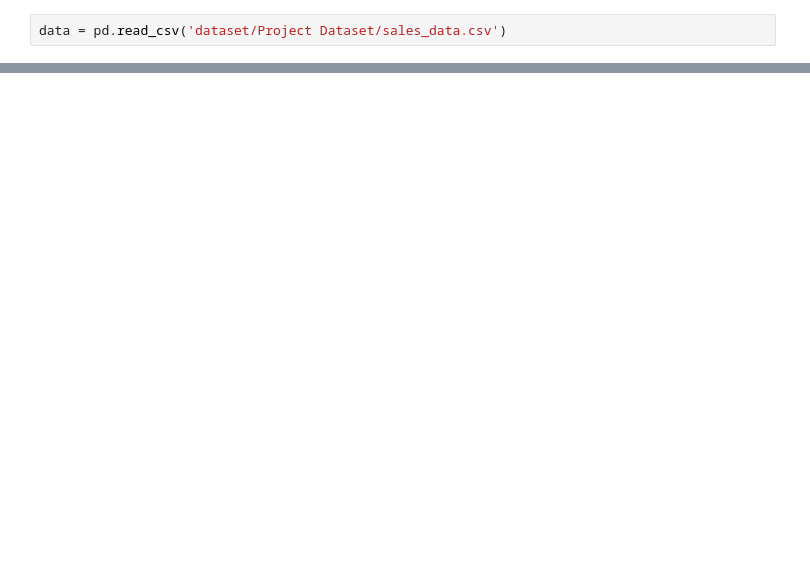
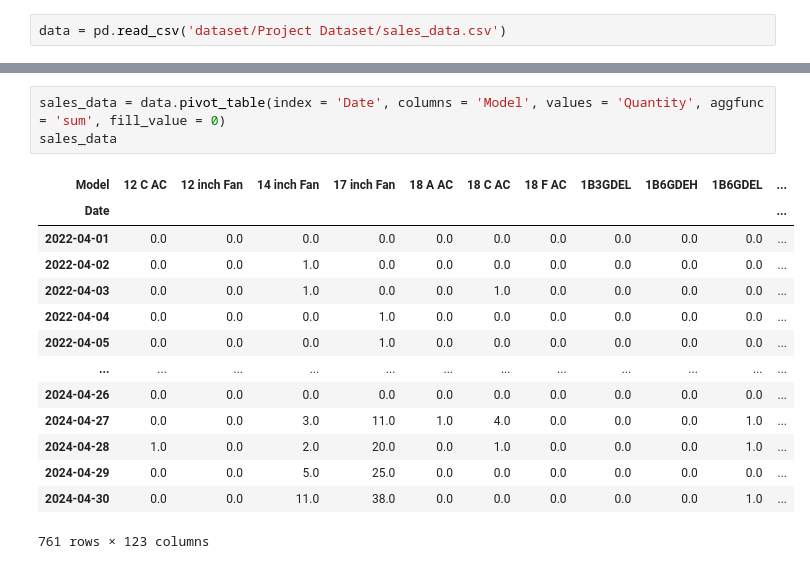
Before and after one commit to IIT-NSTU/Sales-Predictor, a Jupyter notebook: Research Part/Research File.ipynb, the cells around one changed output, grey strips where cells are left out. Drawn from its saved outputs; the diff is of its cells as text; blank space fills up the shorter version.

```diff
--- a/Research Part/Research File.ipynb
+++ b/Research Part/Research File.ipynb
@@ -86,0 +26,18 @@ for cluster in range(num_clusters):
+# %%
+sales_data = data.pivot_table(index = 'Date', columns = 'Model', values = 'Quantity', aggfunc = 'sum', fill_value = 0)
+sales_data
+# %% [output]
+| Model | 12 C AC | 12 inch Fan | 14 inch Fan | 17 inch Fan | 18 A AC | 18 C AC | 18 F AC | 1B3GDEL | 1B6GDEH | 1B6GDEL | ... |
+| Date |  |  |  |  |  |  |  |  |  |  | ... |
+| 2022-04-01 | 0.0 | 0.0 | 0.0 | 0.0 | 0.0 | 0.0 | 0.0 | 0.0 | 0.0 | 0.0 | ... |
+| 2022-04-02 | 0.0 | 0.0 | 1.0 | 0.0 | 0.0 | 0.0 | 0.0 | 0.0 | 0.0 | 0.0 | ... |
+| 2022-04-03 | 0.0 | 0.0 | 1.0 | 0.0 | 0.0 | 1.0 | 0.0 | 0.0 | 0.0 | 0.0 | ... |
+| 2022-04-04 | 0.0 | 0.0 | 0.0 | 1.0 | 0.0 | 0.0 | 0.0 | 0.0 | 0.0 | 0.0 | ... |
+| 2022-04-05 | 0.0 | 0.0 | 0.0 | 1.0 | 0.0 | 0.0 | 0.0 | 0.0 | 0.0 | 0.0 | ... |
+| ... | ... | ... | ... | ... | ... | ... | ... | ... | ... | ... | ... |
+| 2024-04-26 | 0.0 | 0.0 | 0.0 | 0.0 | 0.0 | 0.0 | 0.0 | 0.0 | 0.0 | 0.0 | ... |
+| 2024-04-27 | 0.0 | 0.0 | 3.0 | 11.0 | 1.0 | 4.0 | 0.0 | 0.0 | 0.0 | 1.0 | ... |
+| 2024-04-28 | 1.0 | 0.0 | 2.0 | 20.0 | 0.0 | 1.0 | 0.0 | 0.0 | 0.0 | 1.0 | ... |
+| 2024-04-29 | 0.0 | 0.0 | 5.0 | 25.0 | 0.0 | 0.0 | 0.0 | 0.0 | 0.0 | 0.0 | ... |
+| 2024-04-30 | 0.0 | 0.0 | 11.0 | 38.0 | 0.0 | 0.0 | 0.0 | 0.0 | 0.0 | 1.0 | ... |
+761 rows × 123 columns
```
Also changed, not shown: parts of 13 cells of this notebook, 2 other files.
